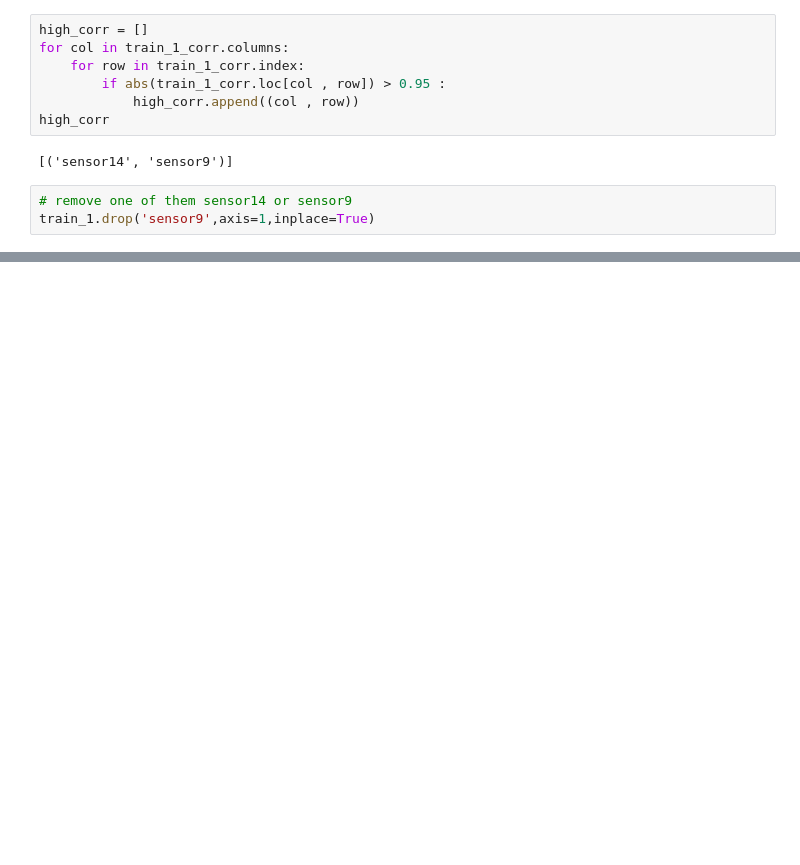
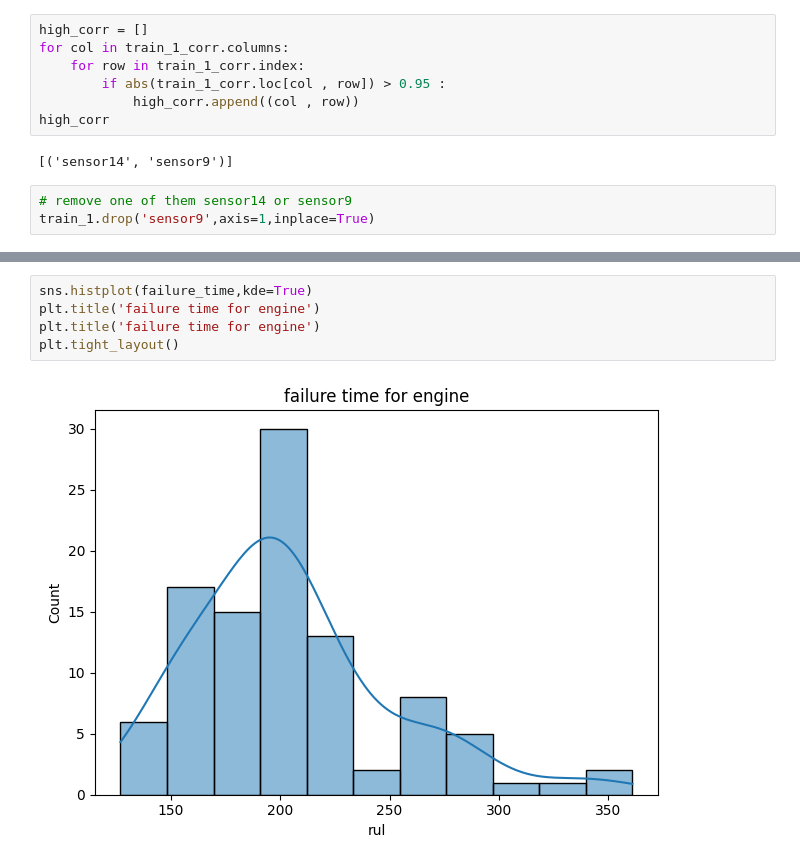
Before and after one commit to mhdnihas/NASA-Predictive-Engine-Maintenance, a Jupyter notebook: Predict_RUL.ipynb, the cells around one changed output, grey strips where cells are left out. Cells and saved outputs as stored; diff of their text form; blank space fills up the shorter version.

```diff
--- a/Predict_RUL.ipynb
+++ b/Predict_RUL.ipynb
@@ -258,0 +310,7 @@ ModuleNotFoundError: No module named 'pandas_profiling'
+# %%
+sns.histplot(failure_time,kde=True)
+plt.title('failure time for engine')
+plt.title('failure time for engine')
+plt.tight_layout()
+# %% [output]
+[figure, added]
```
Also changed, not shown: parts of 43 cells of this notebook, 1 other file.
